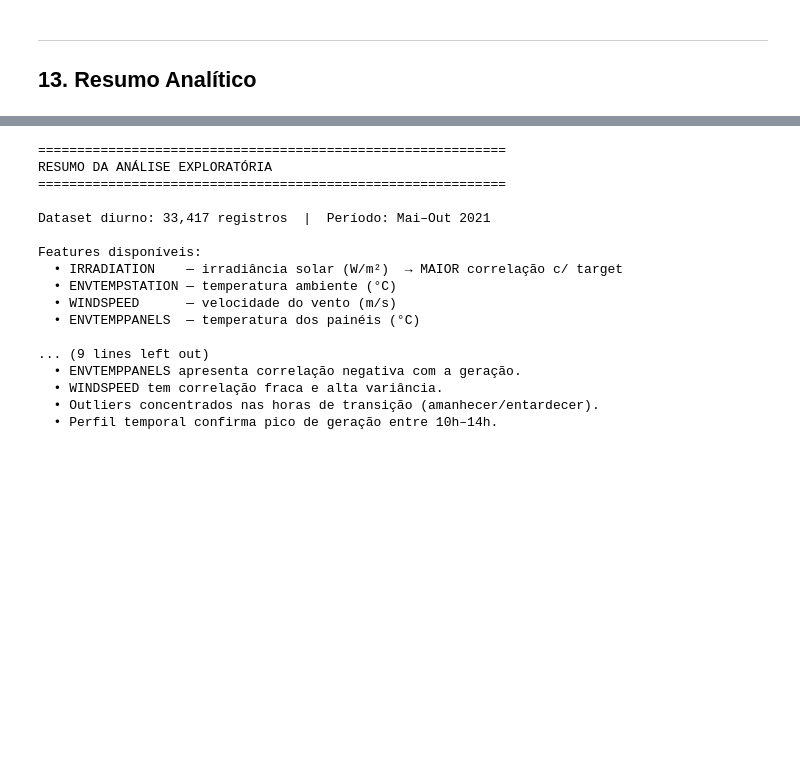
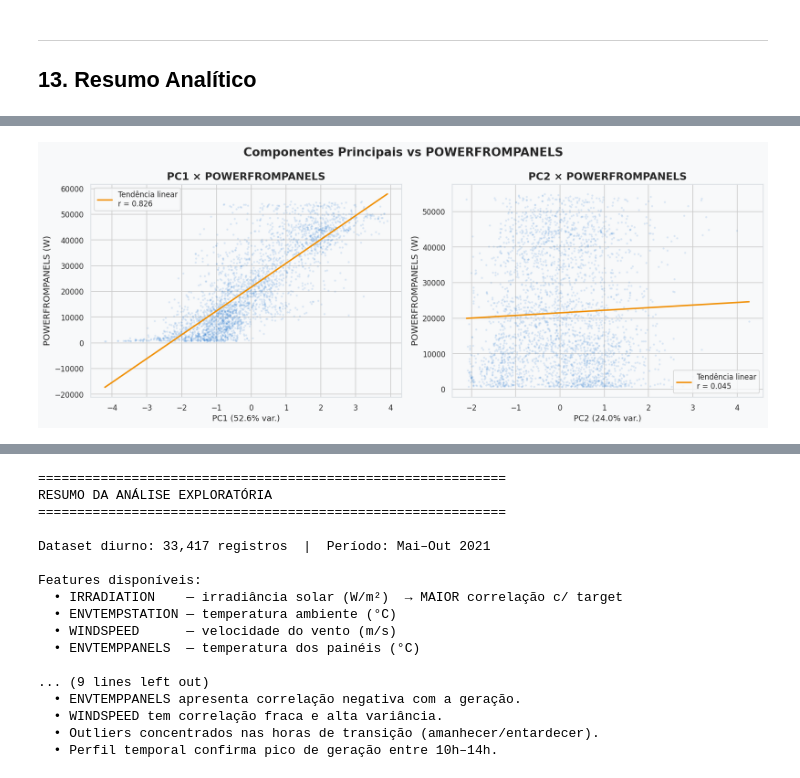
Before and after one commit to diego-nac/automatic_learning, a Jupyter notebook: final_project/eda.ipynb, the cells around one changed output, grey strips where cells are left out. Cells and saved outputs as stored; diff of their text form; code cells hidden in the pictures; blank space fills up the shorter version.

```diff
--- a/final_project/eda.ipynb
+++ b/final_project/eda.ipynb
@@ -454,0 +581,21 @@ plt.show()
+# %%
+# ── 4. PC1 × TARGET e PC2 × TARGET com linha de tendência ────────────────────
+fig, axes = plt.subplots(1, 2, figsize=(FIG_W, FIG_H + 0.5), dpi=DPI)
+fig.suptitle('Componentes Principais vs POWERFROMPANELS')
+
+for ax, pc_idx, pc_label in zip(axes, [0, 1], ['PC1', 'PC2']):
+    r, _ = stats.pearsonr(Z_s[:, pc_idx], y_s)
+    ax.scatter(Z_s[:, pc_idx], y_s, alpha=0.15, s=7, color=PRIMARY, linewidths=0)
+    m, b   = np.polyfit(Z_s[:, pc_idx], y_s, 1)
+    x_line = np.linspace(Z_s[:, pc_idx].min(), Z_s[:, pc_idx].max(), 200)
+    ax.plot(x_line, m * x_line + b, color=ACCENT, linewidth=2,
+            label=f'Tendência linear\nr = {r:.3f}')
+    ax.set_xlabel(f'{pc_label} ({explained[pc_idx]*100:.1f}% var.)', fontsize=11)
+    ax.set_ylabel('POWERFROMPANELS (W)')
+    ax.set_title(f'{pc_label} × POWERFROMPANELS')
+    ax.legend()
+
+plt.tight_layout()
+plt.show()
+# %% [output]
+[figure, added]
```
Also changed, not shown: parts of 8 cells of this notebook, 5 other files.
